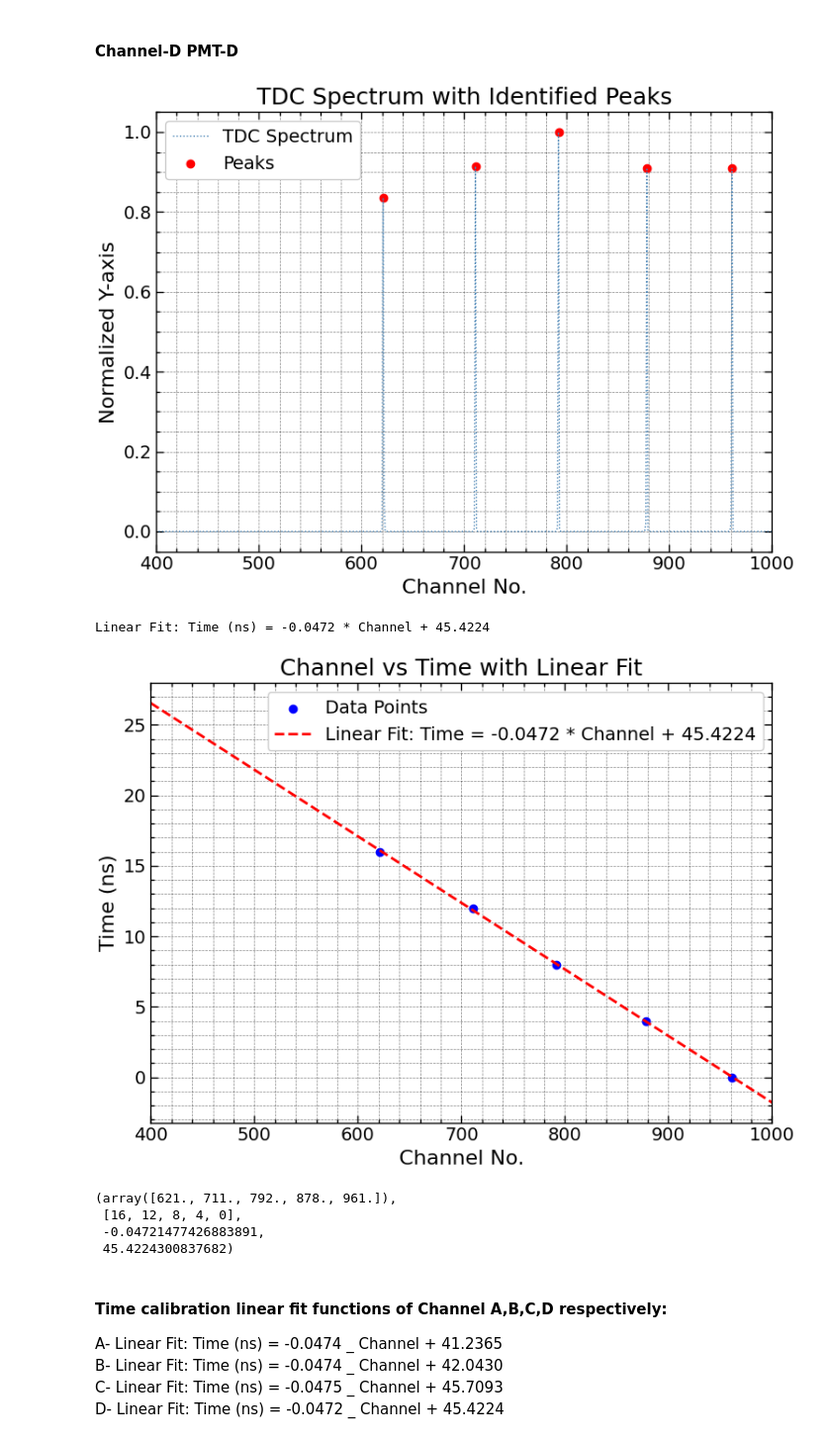
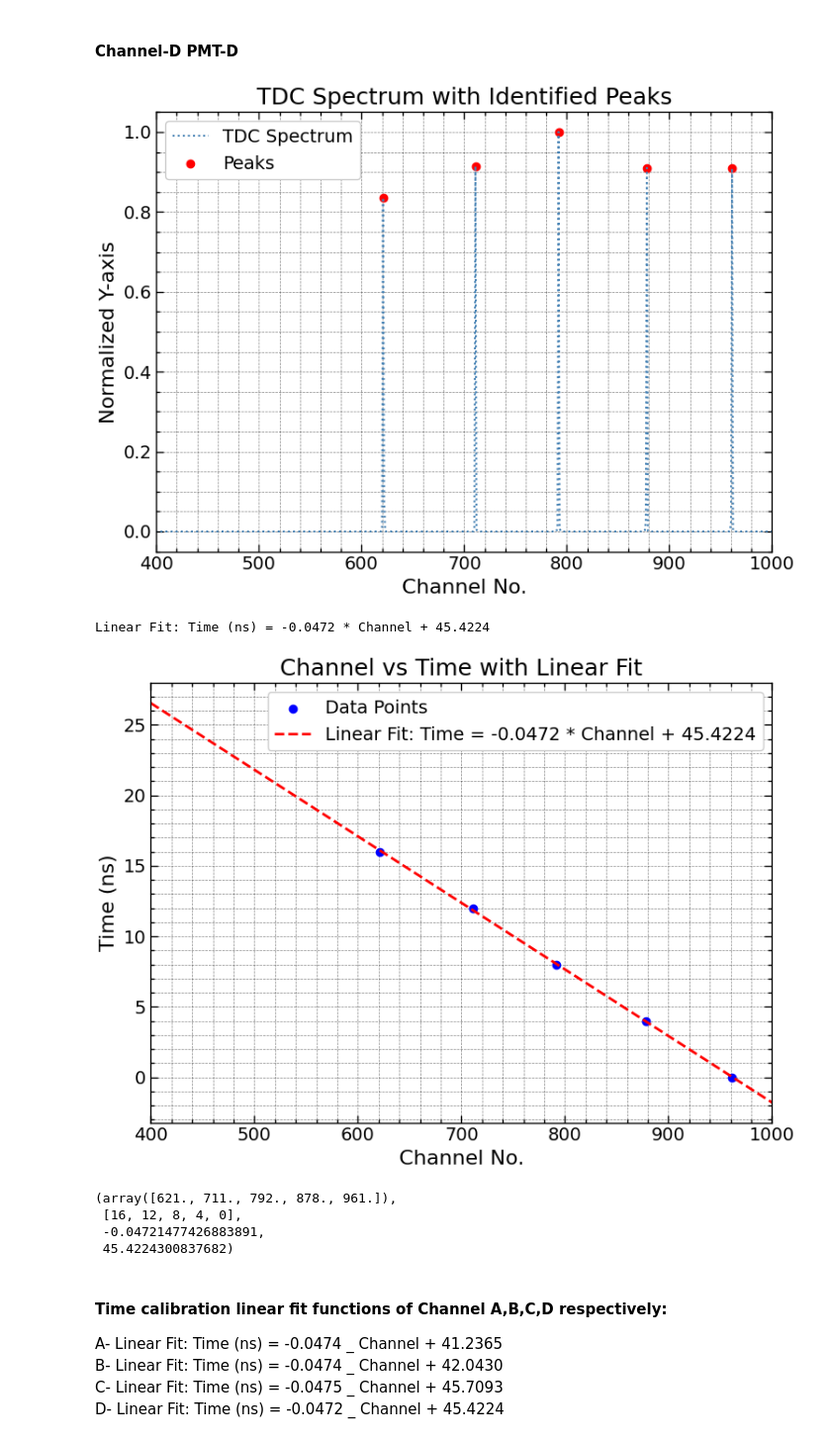
Before and after one commit to c0smic-65/M19-spectra-analysis, a Jupyter notebook: test.ipynb, the cells around one changed output. Shown at 99% size. Saved outputs shown, nothing was run; the diff lists cells and outputs as text; code cells hidden in the pictures.

```diff
--- a/test.ipynb
+++ b/test.ipynb
@@ -93,7 +97,9 @@ def analyze_tdc_spectrum(
 
     # Plot the TDC spectrum with identified peaks
     plt.figure()
-    plt.plot(x, y, label="TDC Spectrum", linestyle=":", color="steelblue", linewidth=1)
+    plt.plot(
+        x, y, label="TDC Spectrum", linestyle=":", color="steelblue", linewidth=1.5
+    )
     plt.scatter(peak_positions, peak_heights, color="red", label="Peaks")
     plt.xlabel("Channel No.")
     plt.ylabel(y_label)
@@ -106,7 +112,12 @@ def analyze_tdc_spectrum(
         plt.ylim(ylim)
     plt.tight_layout()
     if save_pdf:
-        plt.savefig("TDC_Spectrum_with_Peaks.pdf", format="pdf")
+        pdf_filename = input(
+            "Enter filename to save PDF (e.g. 'TDC_Spectrum_with_Peaks.pdf'): "
+        )
+        if not pdf_filename.strip():
+            pdf_filename = "TDC_Spectrum_with_Peaks.pdf"
+        plt.savefig(pdf_filename, format="pdf")
     plt.show()
 
     # Use reversed time delays
@@ -147,7 +158,10 @@ def analyze_tdc_spectrum(
     plt.grid(which="both", linestyle="--", linewidth=0.5)
     plt.tight_layout()
     if save_pdf:
-        plt.savefig("TDC_Linear_Fit.pdf", format="pdf")
+        pdf_filename = input("Enter filename to save PDF (e.g. 'TDC_Linear_Fit.pdf'): ")
+        if not pdf_filename.strip():
+            pdf_filename = "TDC_Linear_Fit.pdf"
+        plt.savefig(pdf_filename, format="pdf")
     plt.show()
 
     return peak_positions, time_delays, slope, intercept
@@ -751,12 +795,11 @@ Linear Fit: Time (ns) = -0.0475 * Channel + 45.7093
 # %%
 analyze_tdc_spectrum(
     "/Users/sayakghosh/Downloads/M19 Cosmic Rays/5.1.4/time calib/co60_time_calib_chD_tdc_d.txt",
     xlim=(400, 1000),
     normalize_y=True,
-    additional_param=True,
 )
 # %% [output]
-[figure, old version]
+[figure, new version]
 Linear Fit: Time (ns) = -0.0472 * Channel + 45.4224
 [figure]
 (array([621., 711., 792., 878., 961.]),
```
Also changed, not shown: parts of 19 cells of this notebook.
